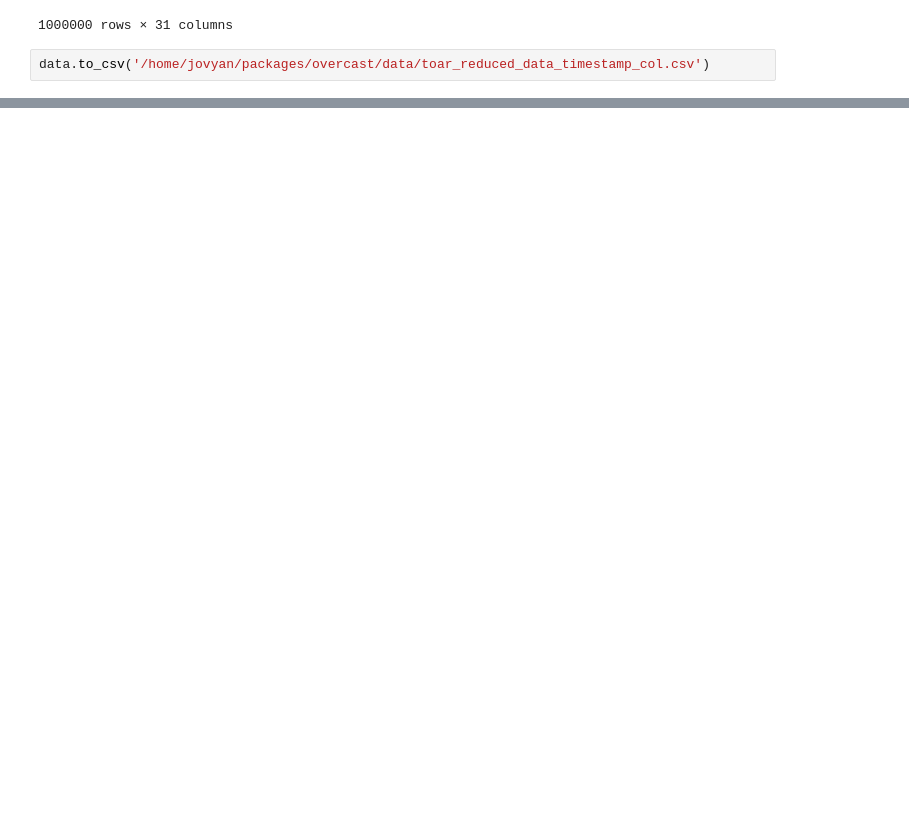
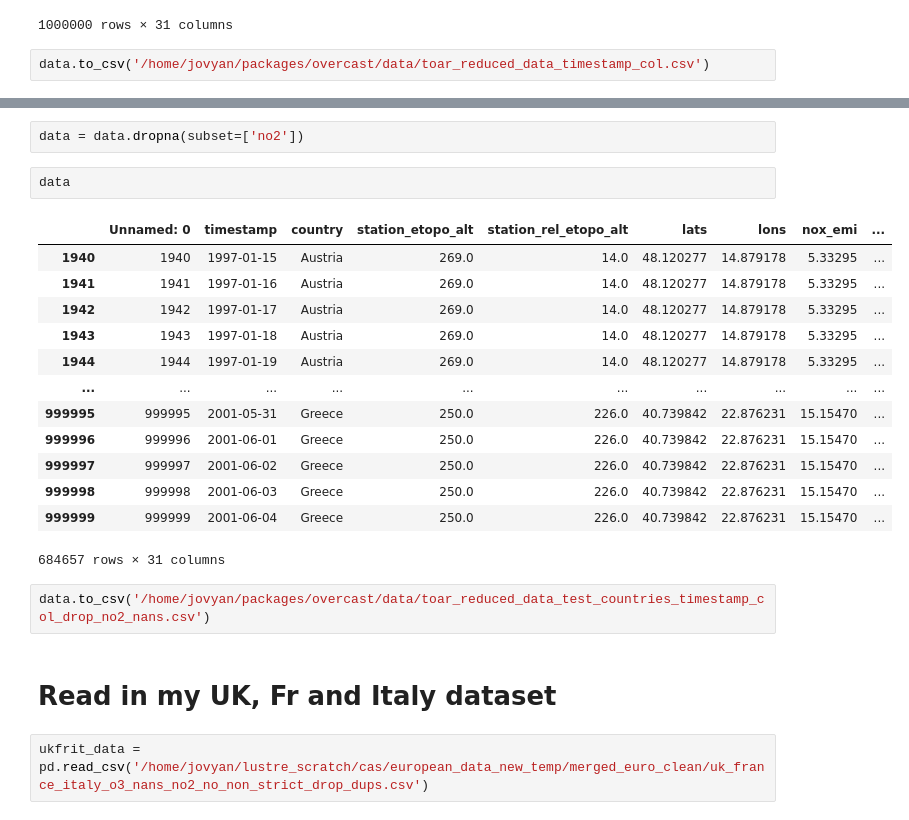
Before and after one commit to shmh40/overcast, a Jupyter notebook: personal_notebooks/modifying_toar_data_for_overcast.ipynb, the cells around one changed output, grey strips where cells are left out. Saved outputs shown, nothing was run; the diff lists cells and outputs as text; blank space fills up the shorter version.

Commit message:
modify data to be ingested into overcast

```diff
--- a/personal_notebooks/modifying_toar_data_for_overcast.ipynb
+++ b/personal_notebooks/modifying_toar_data_for_overcast.ipynb
@@ -44,0 +65,24 @@ data.to_csv('/home/jovyan/packages/overcast/data/toar_reduced_data_timestamp_col
+# %%
+data = data.dropna(subset=['no2'])
+# %%
+data
+# %% [output]
+|  | Unnamed: 0 | timestamp | country | station_etopo_alt | station_rel_etopo_alt | lats | lons | nox_emi | ... |
+| 1940 | 1940 | 1997-01-15 | Austria | 269.0 | 14.0 | 48.120277 | 14.879178 | 5.33295 | ... |
+| 1941 | 1941 | 1997-01-16 | Austria | 269.0 | 14.0 | 48.120277 | 14.879178 | 5.33295 | ... |
+| 1942 | 1942 | 1997-01-17 | Austria | 269.0 | 14.0 | 48.120277 | 14.879178 | 5.33295 | ... |
+| 1943 | 1943 | 1997-01-18 | Austria | 269.0 | 14.0 | 48.120277 | 14.879178 | 5.33295 | ... |
+| 1944 | 1944 | 1997-01-19 | Austria | 269.0 | 14.0 | 48.120277 | 14.879178 | 5.33295 | ... |
+| ... | ... | ... | ... | ... | ... | ... | ... | ... | ... |
+| 999995 | 999995 | 2001-05-31 | Greece | 250.0 | 226.0 | 40.739842 | 22.876231 | 15.15470 | ... |
+| 999996 | 999996 | 2001-06-01 | Greece | 250.0 | 226.0 | 40.739842 | 22.876231 | 15.15470 | ... |
+| 999997 | 999997 | 2001-06-02 | Greece | 250.0 | 226.0 | 40.739842 | 22.876231 | 15.15470 | ... |
+| 999998 | 999998 | 2001-06-03 | Greece | 250.0 | 226.0 | 40.739842 | 22.876231 | 15.15470 | ... |
+| 999999 | 999999 | 2001-06-04 | Greece | 250.0 | 226.0 | 40.739842 | 22.876231 | 15.15470 | ... |
+684657 rows × 31 columns
+# %%
+data.to_csv('/home/jovyan/packages/overcast/data/toar_reduced_data_test_countries_timestamp_col_drop_no2_nans.csv')
+# %% [markdown]
+# Read in my UK, Fr and Italy dataset
+# %%
+ukfrit_data = pd.read_csv('/home/jovyan/lustre_scratch/cas/european_data_new_temp/merged_euro_clean/uk_france_italy_o3_nans_no2_no_non_strict_drop_dups.csv')
```
Also changed, not shown: parts of 12 cells of this notebook, 1 other file.
